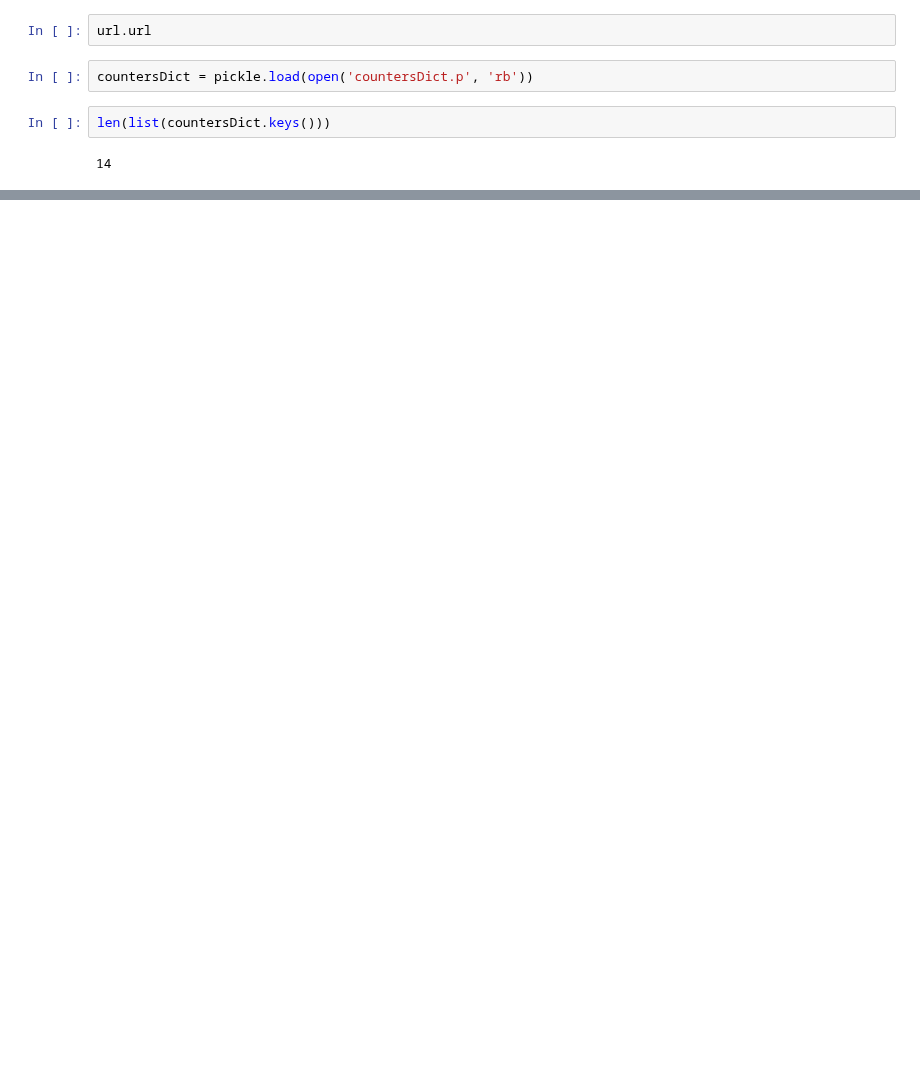
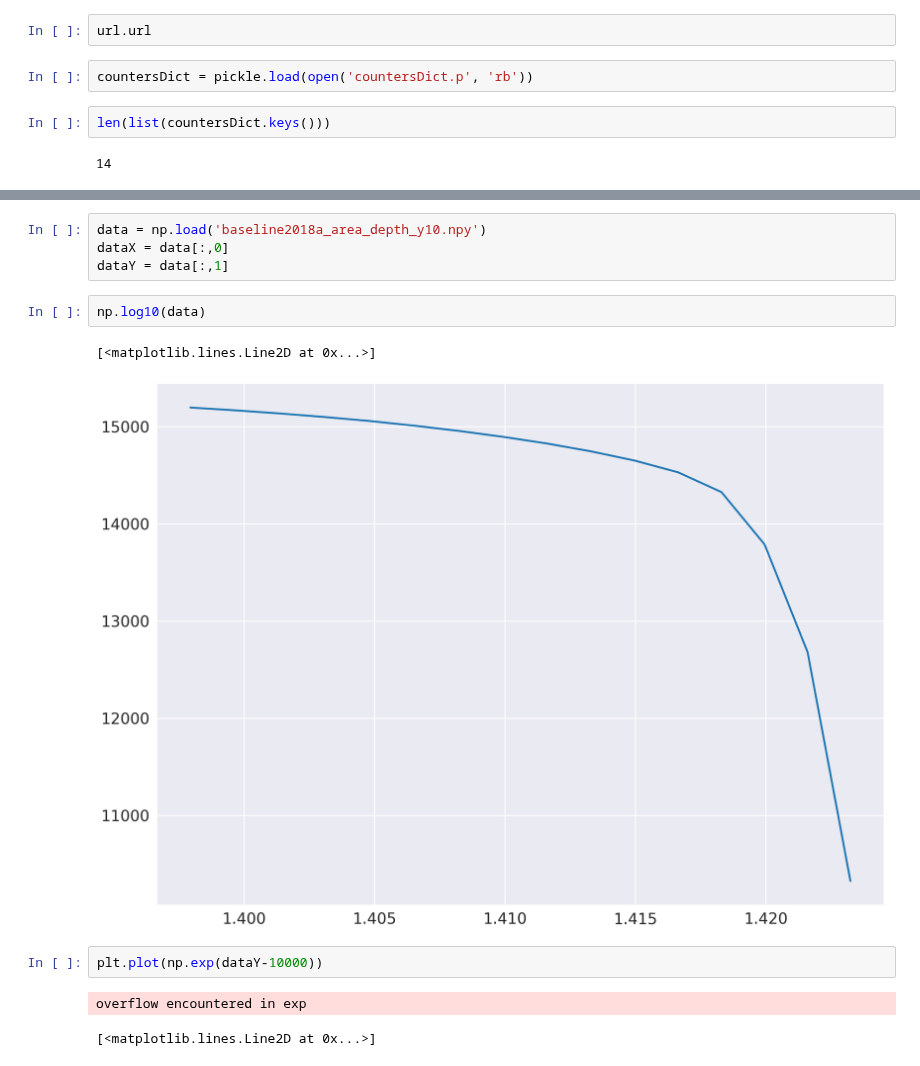
Before and after one commit to hsnee/lsstpsf, a Jupyter notebook: area_vs_depth.ipynb, the cells around one changed output, grey strips where cells are left out. Drawn from its saved outputs; the diff is of its cells as text; blank space fills up the shorter version.

```diff
--- a/area_vs_depth.ipynb
+++ b/area_vs_depth.ipynb
@@ -195,0 +614,14 @@ py.iplot(fig)
+# %%
+data = np.load('baseline2018a_area_depth_y10.npy')
+dataX = data[:,0]
+dataY = data[:,1]
+# %%
+np.log10(data)
+# %% [output]
+[<matplotlib.lines.Line2D at 0x...>]
+[figure, added]
+# %%
+plt.plot(np.exp(dataY-10000))
+# %% [output]
+overflow encountered in exp
+[<matplotlib.lines.Line2D at 0x...>]
```
Also changed, not shown: parts of 17 cells of this notebook.
